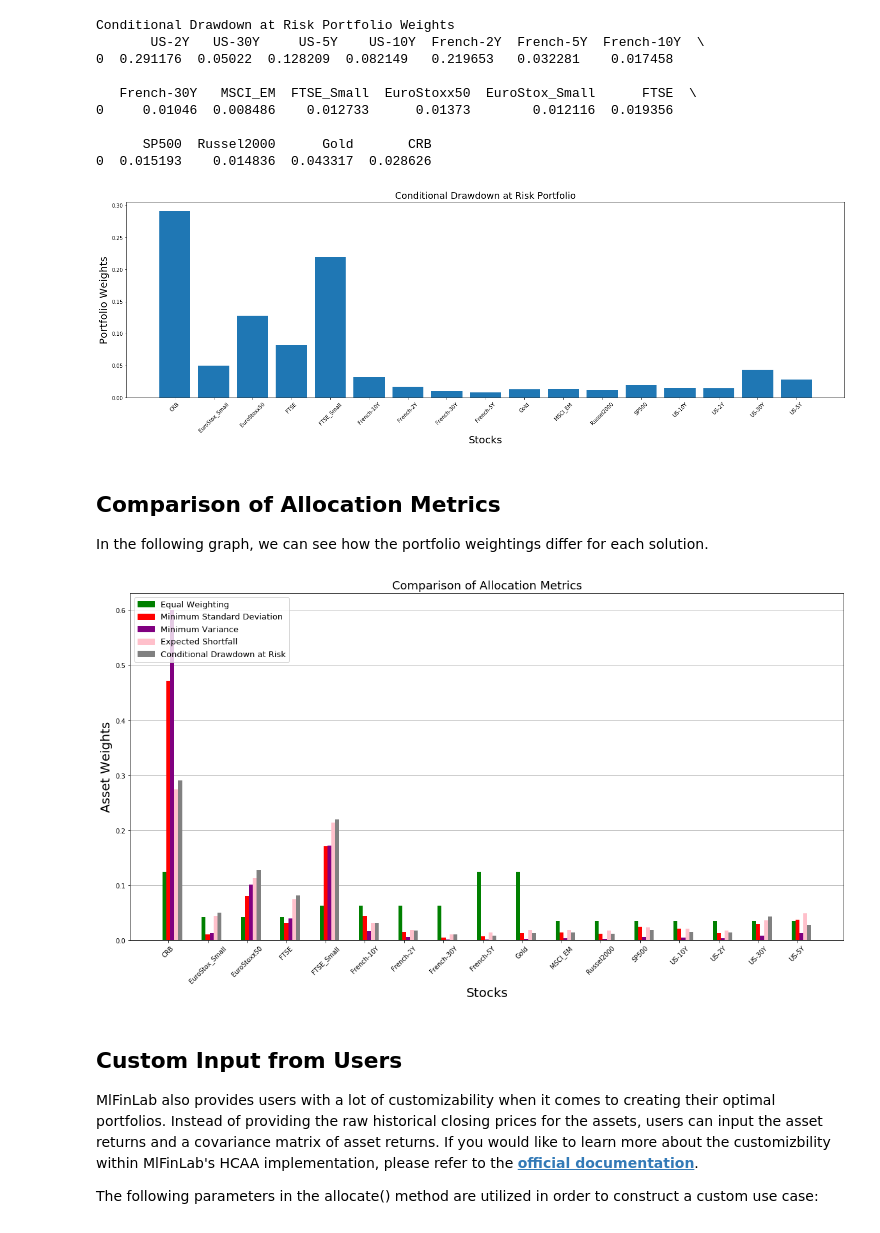
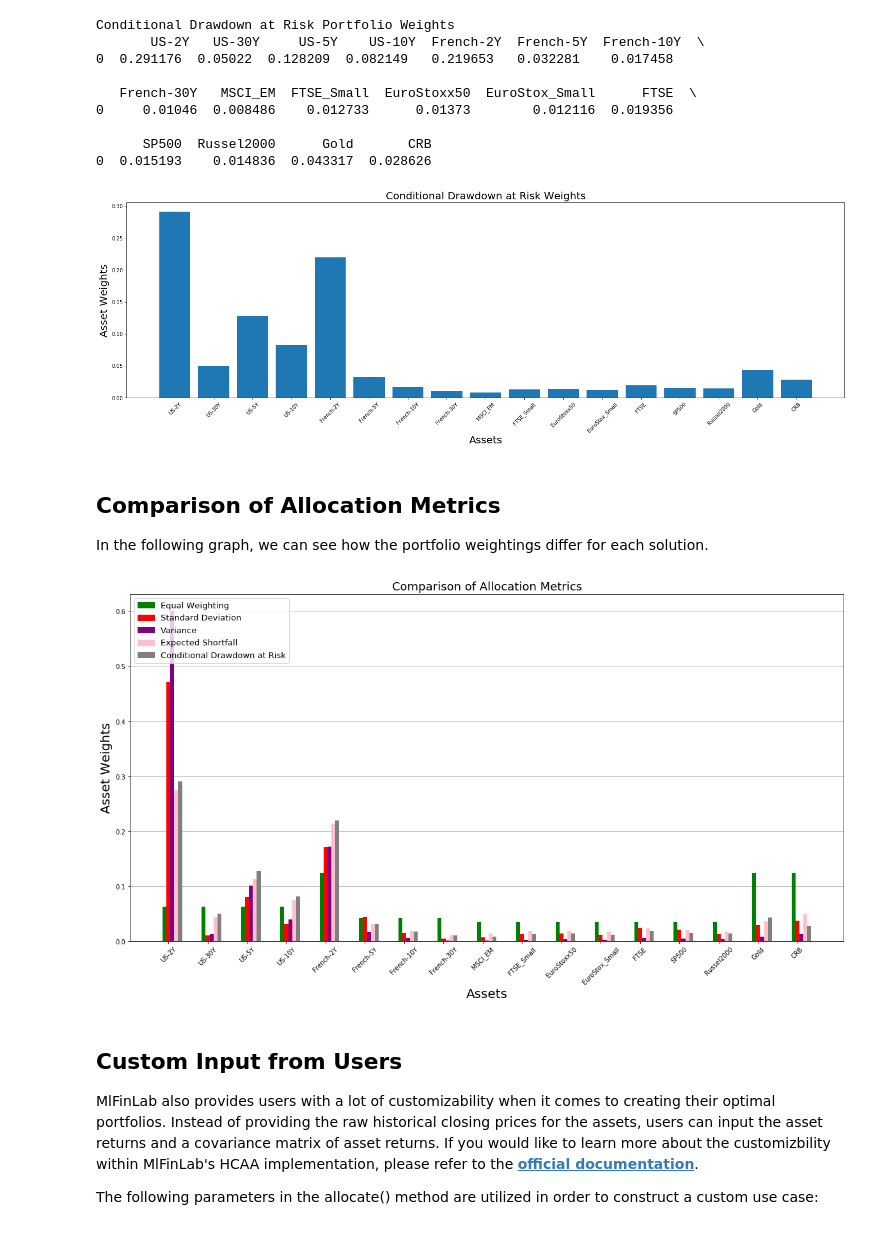
Before and after one commit to tzw101/research, a Jupyter notebook: Portfolio Optimisation Tutorials/Hierarchical Clustering Asset Allocation (HCAA)/HCAA Tutorial Notebook.ipynb, the cells around one changed output. Drawn from its saved outputs; the diff is of its cells as text; code cells hidden in the pictures.

```diff
--- a/Portfolio Optimisation Tutorials/Hierarchical Clustering Asset Allocation (HCAA)/HCAA Tutorial Notebook.ipynb
+++ b/Portfolio Optimisation Tutorials/Hierarchical Clustering Asset Allocation (HCAA)/HCAA Tutorial Notebook.ipynb
@@ -389,52 +383,50 @@ Conditional Drawdown at Risk Portfolio Weights
       SP500  Russel2000      Gold       CRB
 0  0.015193    0.014836  0.043317  0.028626
 # %%
-# plotting our Conditional Drawdown at Risk portfolio
-CDR_weights = hcaaCDR.weights[hcaaMSD.weights.columns]
-CDR_weights = CDR_weights.values.tolist()
-CDR_weights = [item for sublist in CDR_weights for item in sublist]
-y_pos = np.arange(len(stock_prices.columns))
+# plotting our optimal portfolio
+hcaaCDR_weights = hcaaCDR.weights
+y_pos = np.arange(len(hcaaCDR_weights.columns))
 
 plt.figure(figsize=(25,7))
-plt.bar(y_pos, CDR_weights)
-plt.xticks(y_pos, sorted(hcaaCDR.weights), rotation=45, size=10)
-plt.xlabel('Stocks', size=20)
-plt.ylabel('Portfolio Weights', size=20)
-plt.title('Conditional Drawdown at Risk Portfolio', size=18)
+plt.bar(list(hcaaCDR_weights.columns), hcaaCDR_weights.values[0])
+plt.xticks(y_pos, rotation=45, size=10)
+plt.xlabel('Assets', size=20)
+plt.ylabel('Asset Weights', size=20)
+plt.title('Conditional Drawdown at Risk Weights', size=20)
 plt.show()
 # %% [output]
-[figure, old version]
+[figure, new version]
 # %% [markdown]
 ## Comparison of Allocation Metrics
 In the following graph, we can see how the portfolio weightings differ for each solution.
 # %%
 x = np.arange(len(ward))
 bar_width = 0.1
 
 plt.figure(figsize=(20,10))
-plt.bar(x, ward, color='green', width=bar_width, zorder=2)
-plt.bar(x + bar_width, MSD_weights, color='red', width=bar_width, zorder=2)
-plt.bar(x + bar_width*2, MV_weights, color='purple', width=bar_width, zorder=2)
-plt.bar(x + bar_width*3, ES_weights, color='pink', width=bar_width, zorder=2)
-plt.bar(x + bar_width*4, CDR_weights, color='grey', width=bar_width, zorder=2)
+plt.bar(x, hcaaEW_ward.weights.values[0], color='green', width=bar_width, zorder=2)
+plt.bar(x + bar_width, hcaaMSD_weights.values[0], color='red', width=bar_width, zorder=2)
+plt.bar(x + bar_width*2, hcaaMV_weights.values[0], color='purple', width=bar_width, zorder=2)
+plt.bar(x + bar_width*3, hcaaES_weights.values[0], color='pink', width=bar_width, zorder=2)
+plt.bar(x + bar_width*4, hcaaCDR_weights.values[0], color='grey', width=bar_width, zorder=2)
 
-plt.xticks(x + bar_width, sorted(hcaaEW_average.weights), rotation=45, size=10)
+plt.xticks(x + bar_width, hcaaEW_ward.weights, rotation=45, size=10)
 plt.title('Comparison of Allocation Metrics', size=18)
-plt.xlabel('Stocks', size=20)
+plt.xlabel('Assets', size=20)
 plt.ylabel('Asset Weights', size=20)
 
 green_patch = mpatches.Patch(color='green', label='Equal Weighting')
-red_patch = mpatches.Patch(color='red', label='Minimum Standard Deviation')
-purple_patch=mpatches.Patch(color='purple', label='Minimum Variance')
+red_patch = mpatches.Patch(color='red', label='Standard Deviation')
+purple_patch=mpatches.Patch(color='purple', label='Variance')
 pink_patch = mpatches.Patch(color='pink', label='Expected Shortfall')
 grey_patch=mpatches.Patch(color='grey', label='Conditional Drawdown at Risk')
 plt.legend(handles=[green_patch, red_patch, purple_patch, pink_patch, grey_patch], loc='upper left', prop={'size': 13})
 
 plt.grid(axis='y')
 
 plt.show()
 # %% [output]
-[figure, old version]
+[figure, new version]
 # %% [markdown]
 ## Custom Input from Users
 MlFinLab also provides users with a lot of customizability when it comes to creating their optimal portfolios. Instead of providing the raw historical closing prices for the assets, users can input the asset returns and a covariance matrix of asset returns. If you would like to learn more about the customizbility within MlFinLab's HCAA implementation, please refer to the __[official documentation](https://mlfinlab.readthedocs.io/en/latest/portfolio_optimisation/hierarchical_clustering_asset_allocation.html)__.
```
Also changed, not shown: parts of 10 cells of this notebook.
